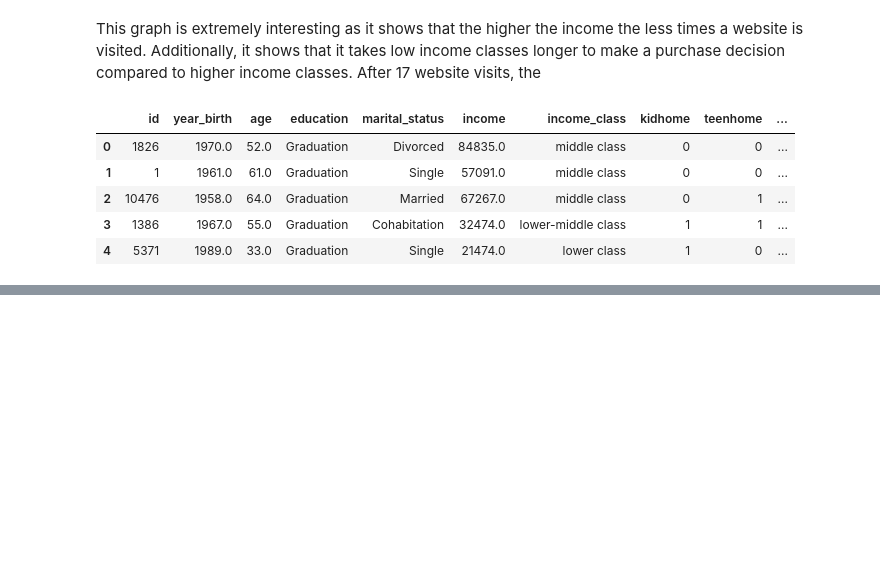
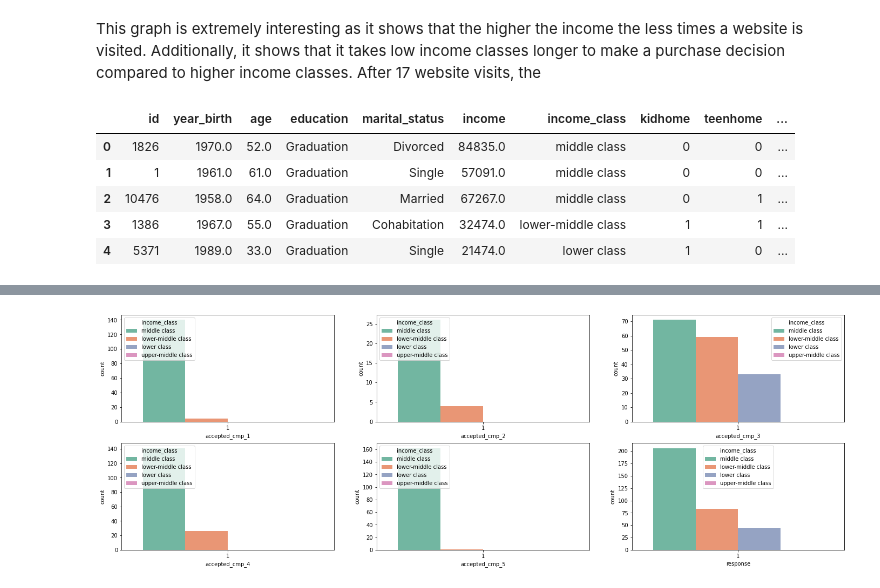
Before and after one commit to mr-emreerturk/Marketing-Analytics_EDA, a Jupyter notebook: notebook_eda.ipynb, the cells around one changed output, grey strips where cells are left out. Saved outputs shown, nothing was run; the diff lists cells and outputs as text; code cells hidden in the pictures; blank space fills up the shorter version.

```diff
--- a/notebook_eda.ipynb
+++ b/notebook_eda.ipynb
@@ -673,0 +698,14 @@ it appears that the optimal amount of campaigns is 4 as most people convert at t
+# %%
+fig,ax = plt.subplots(2,3,figsize=(24,8)) #Plot shape
+
+
+sns.countplot(x=df.accepted_cmp_1[df.accepted_cmp_1==1],data=df,hue="income_class",ax=ax[0,0])
+sns.countplot(x=df.accepted_cmp_2[df.accepted_cmp_2==1],data=df,hue="income_class",ax=ax[0,1])
+sns.countplot(x=df.accepted_cmp_3[df.accepted_cmp_3==1],data=df,hue="income_class",ax=ax[0,2])
+sns.countplot(x=df.accepted_cmp_4[df.accepted_cmp_4==1],data=df,hue="income_class",ax=ax[1,0])
+sns.countplot(x=df.accepted_cmp_5[df.accepted_cmp_5==1],data=df,hue="income_class",ax=ax[1,1])
+sns.countplot(x=df.response[df.response==1],data=df,hue="income_class",ax=ax[1,2])
+
+plt.show()
+# %% [output]
+[figure, added]
```
Also changed, not shown: parts of 13 cells of this notebook.
